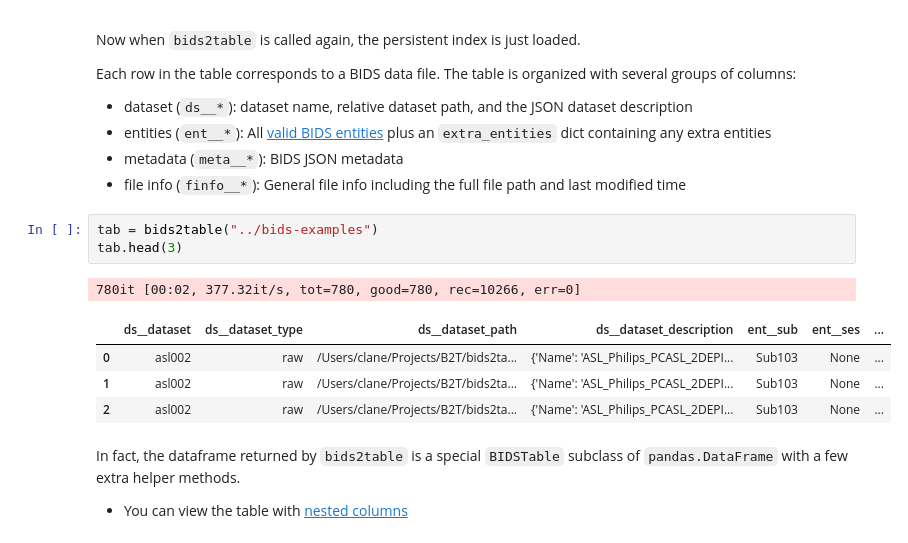
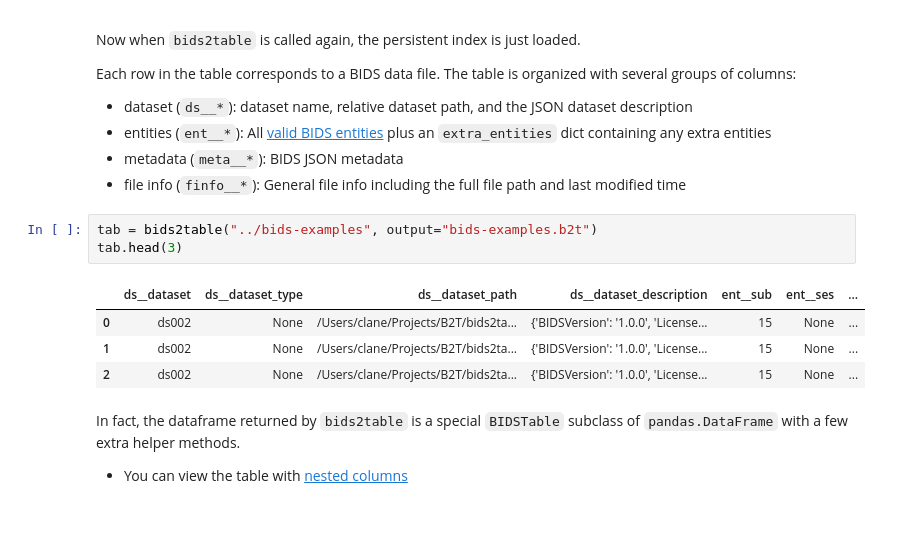
Before and after one commit to childmindresearch/bids2table, a Jupyter notebook: example/example.ipynb, the cells around one changed output. Saved outputs shown, nothing was run; the diff lists cells and outputs as text.

```diff
--- a/example/example.ipynb
+++ b/example/example.ipynb
@@ -53,14 +53,13 @@ Each row in the table corresponds to a BIDS data file. The table is organized wi
 - metadata (`meta__*`): BIDS JSON metadata
 - file info (`finfo__*`): General file info including the full file path and last modified time
 # %%
-tab = bids2table("../bids-examples")
+tab = bids2table("../bids-examples", output="bids-examples.b2t")
 tab.head(3)
 # %% [output]
-780it [00:02, 377.32it/s, tot=780, good=780, rec=10266, err=0]
 |  | ds__dataset | ds__dataset_type | ds__dataset_path | ds__dataset_description | ent__sub | ent__ses | ... |
-| 0 | asl002 | raw | /Users/clane/Projects/B2T/bids2ta... | {'Name': 'ASL_Philips_PCASL_2DEPI... | Sub103 | None | ... |
-| 1 | asl002 | raw | /Users/clane/Projects/B2T/bids2ta... | {'Name': 'ASL_Philips_PCASL_2DEPI... | Sub103 | None | ... |
-| 2 | asl002 | raw | /Users/clane/Projects/B2T/bids2ta... | {'Name': 'ASL_Philips_PCASL_2DEPI... | Sub103 | None | ... |
+| 0 | ds002 | None | /Users/clane/Projects/B2T/bids2ta... | {'BIDSVersion': '1.0.0', 'License... | 15 | None | ... |
+| 1 | ds002 | None | /Users/clane/Projects/B2T/bids2ta... | {'BIDSVersion': '1.0.0', 'License... | 15 | None | ... |
+| 2 | ds002 | None | /Users/clane/Projects/B2T/bids2ta... | {'BIDSVersion': '1.0.0', 'License... | 15 | None | ... |
 # %% [markdown]
 In fact, the dataframe returned by `bids2table` is a special `BIDSTable` subclass of `pandas.DataFrame` with a few extra helper methods.
 
```
Also changed, not shown: parts of 18 cells of this notebook, 1 other file.
